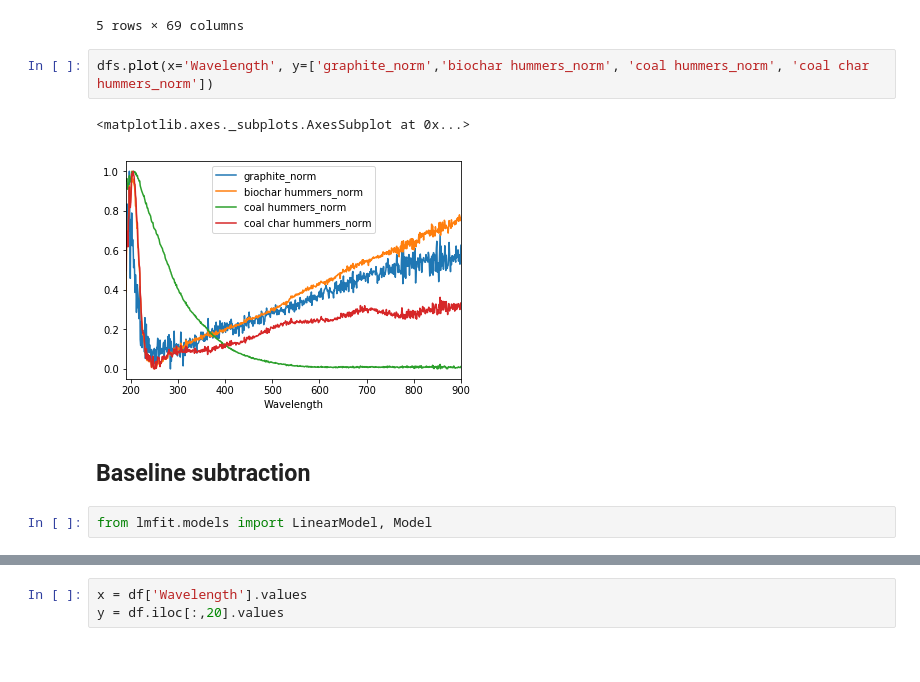
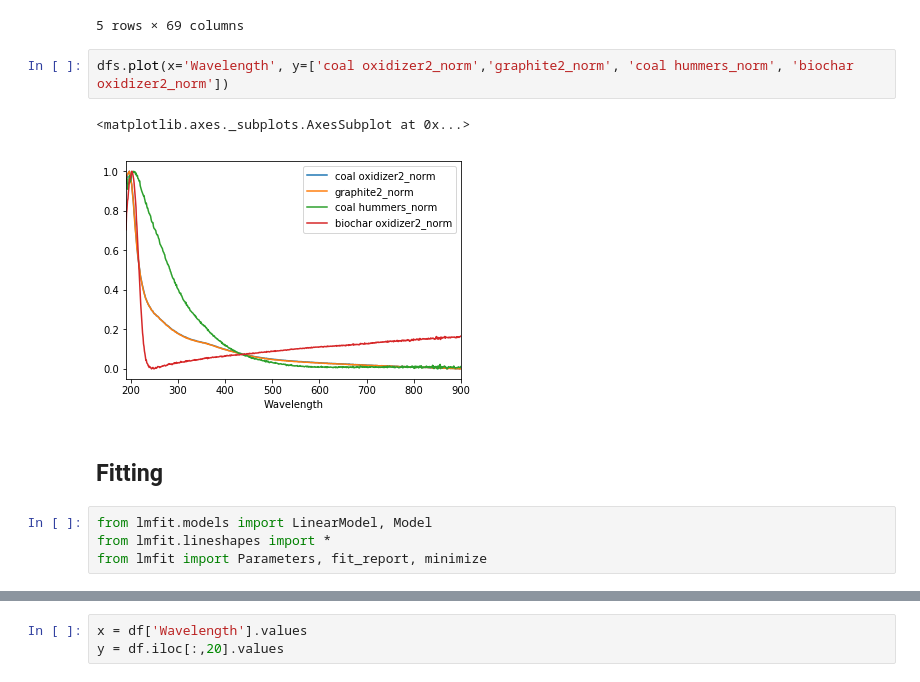
Before and after one commit to hududed/raman-analysis, a Jupyter notebook: nbs/UV_VIS-multiplot.ipynb, the cells around one changed output, grey strips where cells are left out. Cells and saved outputs as stored; diff of their text form.

```diff
--- a/nbs/UV_VIS-multiplot.ipynb
+++ b/nbs/UV_VIS-multiplot.ipynb
@@ -107,11 +107,13 @@ dfs.head()
 | 4 | 896.005310 | -0.000069 | -0.000397 | 0.069678 | 0.070113 | 0.211010 | 0.203598 | 0.202788 | ... |
 5 rows × 69 columns
 # %%
-dfs.plot(x='Wavelength', y=['graphite_norm','biochar hummers_norm', 'coal hummers_norm', 'coal char hummers_norm'])
+dfs.plot(x='Wavelength', y=['coal oxidizer2_norm','graphite2_norm', 'coal hummers_norm', 'biochar oxidizer2_norm'])
 # %% [output]
 <matplotlib.axes._subplots.AxesSubplot at 0x...>
-[figure, old version]
+[figure, new version]
-# %% [markdown]
-## Baseline subtraction
+# %% [markdown]
+## Fitting
 # %%
 from lmfit.models import LinearModel, Model
+from lmfit.lineshapes import *
+from lmfit import Parameters, fit_report, minimize
```
Also changed, not shown: parts of 9 cells of this notebook.
